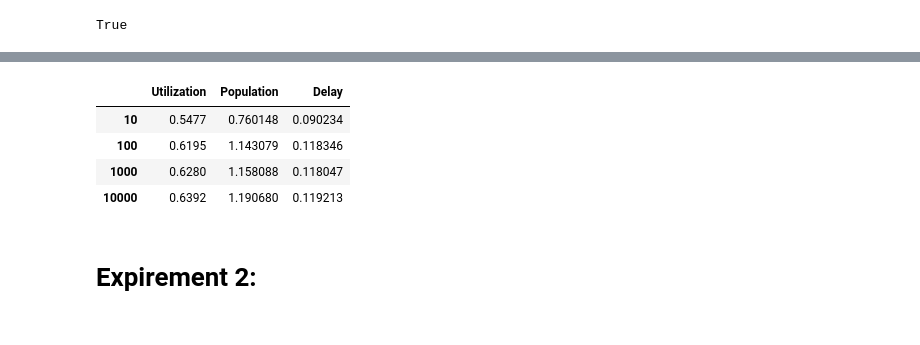
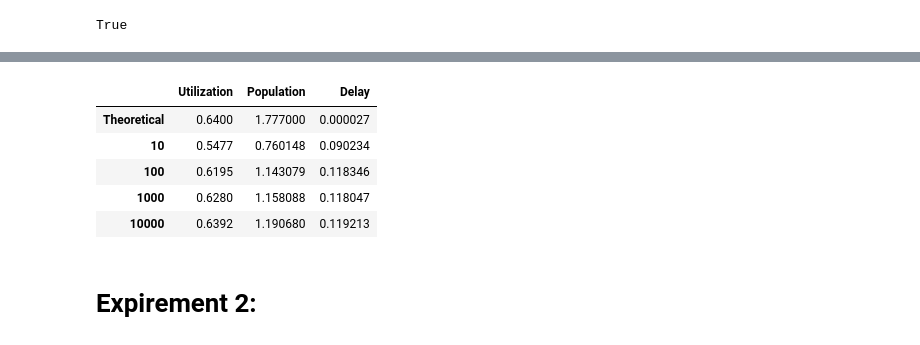
Before and after one commit to amantham20/Project2-ECE-842, a Jupyter notebook: Project2.ipynb, the cells around one changed output, grey strips where cells are left out. Drawn from its saved outputs; the diff is of its cells as text; code cells hidden in the pictures.

```diff
--- a/Project2.ipynb
+++ b/Project2.ipynb
@@ -61,18 +75,28 @@ def expirement1():
 # %%
 exp1_df = expirement1()
 # remove idex Packet Drop Rate
 if 'Packet Drop Rate' in exp1_df.columns:
     exp1_df = exp1_df.drop(columns=['Packet Drop Rate'])
 
 exp1_df.index = [10, 100, 1000, 10000]
 
 # rename columns
 exp1_df.columns = ['Utilization', 'Delay', 'Population']
 # reorder columns
 exp1_df = exp1_df[['Utilization', 'Population', 'Delay']]
+
+# Theoretical values
+# exp1_df.loc['Theoretical'] = [0.64, 1.777, 0.1779]
+exp1_df.loc['Theoretical'] = [0.64, 1.777, 0.000027]
+
+
+# reorder rows so that theoretical is at the top
+exp1_df = exp1_df.reindex(['Theoretical', 10, 100, 1000, 10000])
+
 exp1_df
 # %% [output]
 |  | Utilization | Population | Delay |
+| Theoretical | 0.6400 | 1.777000 | 0.000027 |
 | 10 | 0.5477 | 0.760148 | 0.090234 |
 | 100 | 0.6195 | 1.143079 | 0.118346 |
 | 1000 | 0.6280 | 1.158088 | 0.118047 |
```
Also changed, not shown: parts of 9 cells of this notebook.
